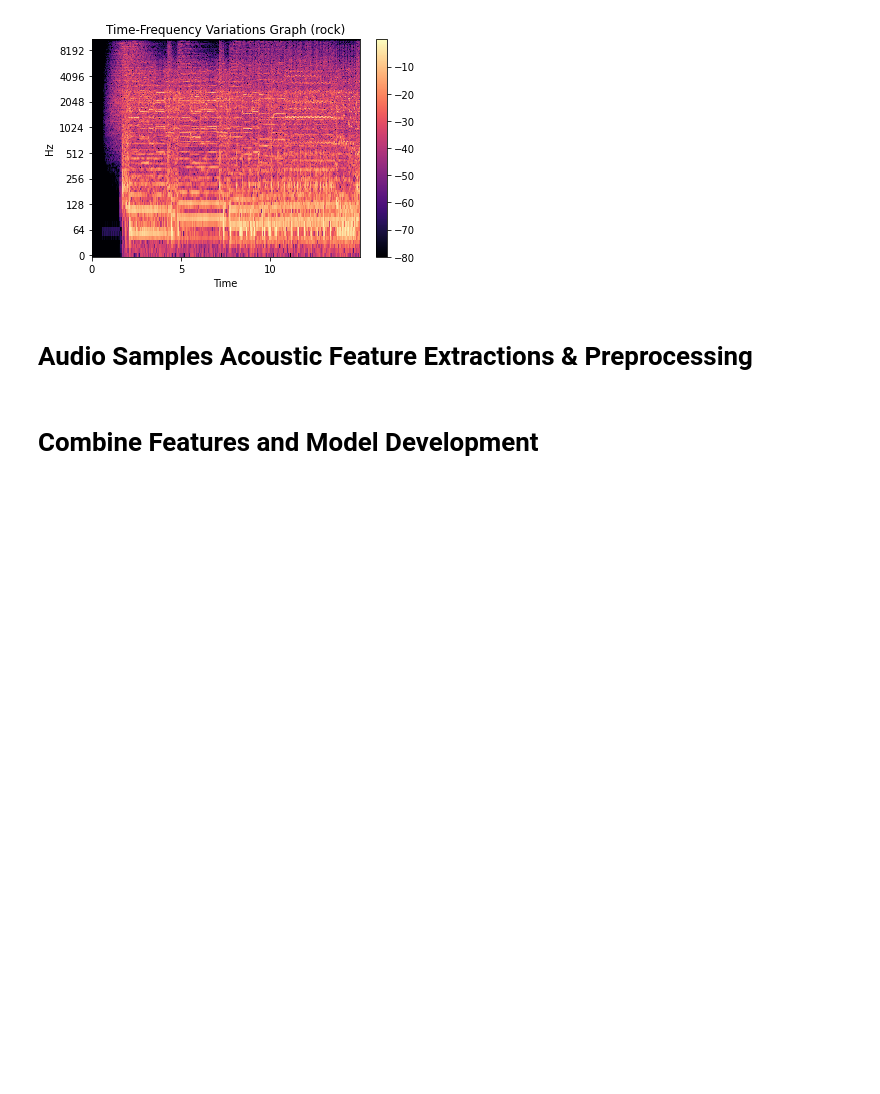
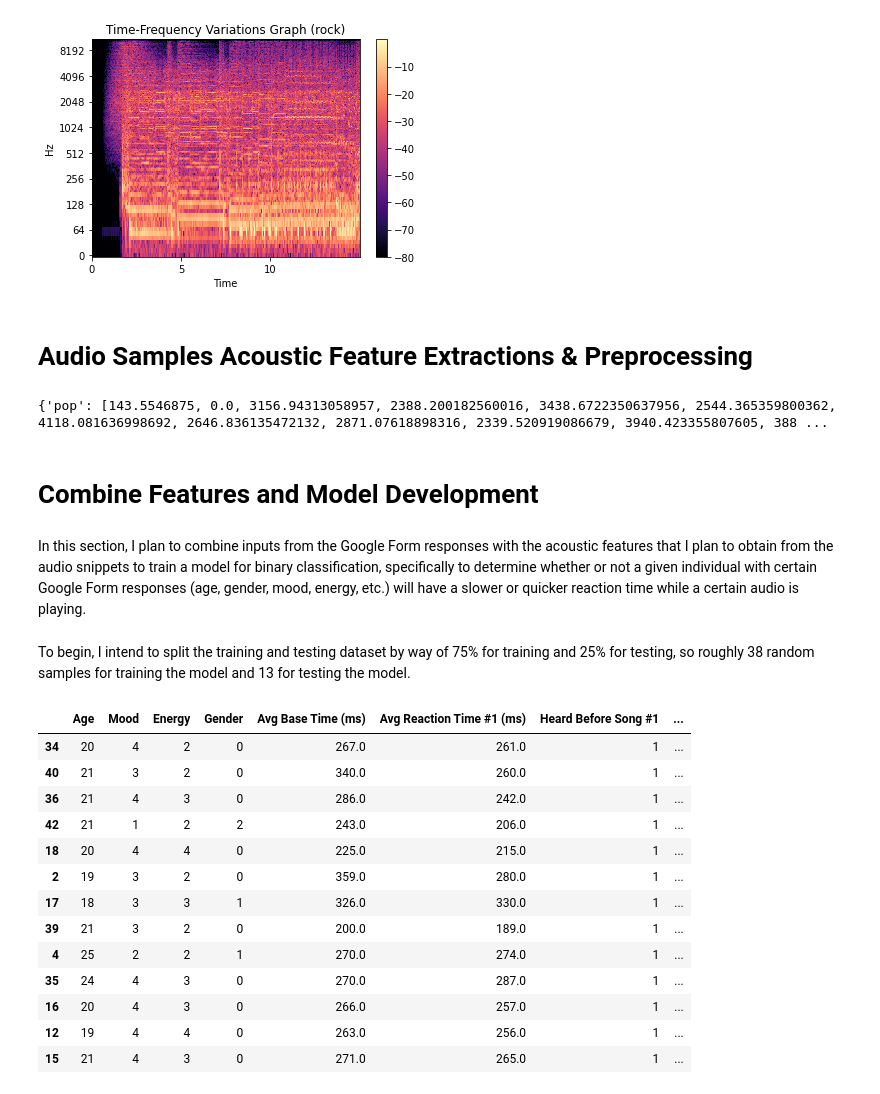
Before and after one commit to kzhang7802/Tuning-In-to-Tempo, a Jupyter notebook: Tuning in to Tempo.ipynb, the cells around one changed output. Saved outputs shown, nothing was run; the diff lists cells and outputs as text; code cells hidden in the pictures; blank space fills up the shorter version.

```diff
--- a/Tuning in to Tempo.ipynb
+++ b/Tuning in to Tempo.ipynb
@@ -254,5 +254,36 @@ def audio_feature_extraction(signal, sample_rate):
     audio_features_lst.extend(avg_mel_spectrogram_band)
 
     return audio_features_lst
+# %%
+# Store the acoustic features in a dict for later use
+song_acoustic_features = {}
+
+for genre, path in paths.items():
+    signal, sample_rate = librosa.load(path)
+    song_acoustic_features[genre] = audio_feature_extraction(signal, sample_rate)
+# %% [output]
+{'pop': [143.5546875, 0.0, 3156.94313058957, 2388.200182560016, 3438.6722350637956, 2544.365359800362, 4118.081636998692, 2646.836135472132, 2871.07618898316, 2339.520919086679, 3940.423355807605, 388 ...
 # %% [markdown]
 # Combine Features and Model Development
+# %% [markdown]
+In this section, I plan to combine inputs from the Google Form responses with the acoustic features that I plan to obtain from the audio snippets to train a model for binary classification, specifically to determine whether or not a given individual with certain Google Form responses (age, gender, mood, energy, etc.) will have a slower or quicker reaction time while a certain audio is playing.
+# %% [markdown]
+To begin, I intend to split the training and testing dataset by way of 75% for training and 25% for testing, so roughly 38 random samples for training the model and 13 for testing the model.
+# %%
+testing = alternate_df.sample(n = 13)
+training = alternate_df[~alternate_df.index.isin(testing.index)]
+# %% [output]
+|  | Age | Mood | Energy | Gender | Avg Base Time (ms) | Avg Reaction Time #1 (ms) | Heard Before Song #1 | ... |
+| 34 | 20 | 4 | 2 | 0 | 267.0 | 261.0 | 1 | ... |
+| 40 | 21 | 3 | 2 | 0 | 340.0 | 260.0 | 1 | ... |
+| 36 | 21 | 4 | 3 | 0 | 286.0 | 242.0 | 1 | ... |
+| 42 | 21 | 1 | 2 | 2 | 243.0 | 206.0 | 1 | ... |
+| 18 | 20 | 4 | 4 | 0 | 225.0 | 215.0 | 1 | ... |
+| 2 | 19 | 3 | 2 | 0 | 359.0 | 280.0 | 1 | ... |
+| 17 | 18 | 3 | 3 | 1 | 326.0 | 330.0 | 1 | ... |
+| 39 | 21 | 3 | 2 | 0 | 200.0 | 189.0 | 1 | ... |
+| 4 | 25 | 2 | 2 | 1 | 270.0 | 274.0 | 1 | ... |
+| 35 | 24 | 4 | 3 | 0 | 270.0 | 287.0 | 1 | ... |
+| 16 | 20 | 4 | 3 | 0 | 266.0 | 257.0 | 1 | ... |
+| 12 | 19 | 4 | 4 | 0 | 263.0 | 256.0 | 1 | ... |
+| 15 | 21 | 4 | 3 | 0 | 271.0 | 265.0 | 1 | ... |
```
Also changed, not shown: parts of 1 cell of this notebook.
